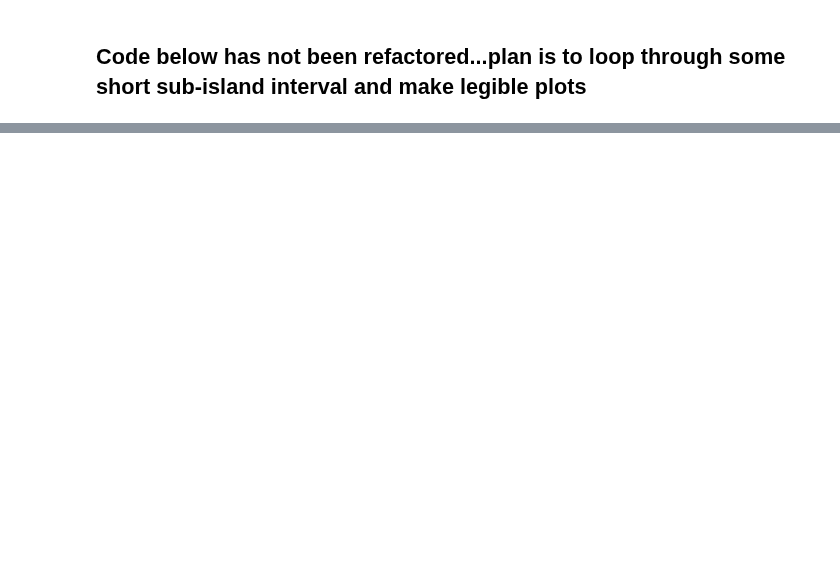
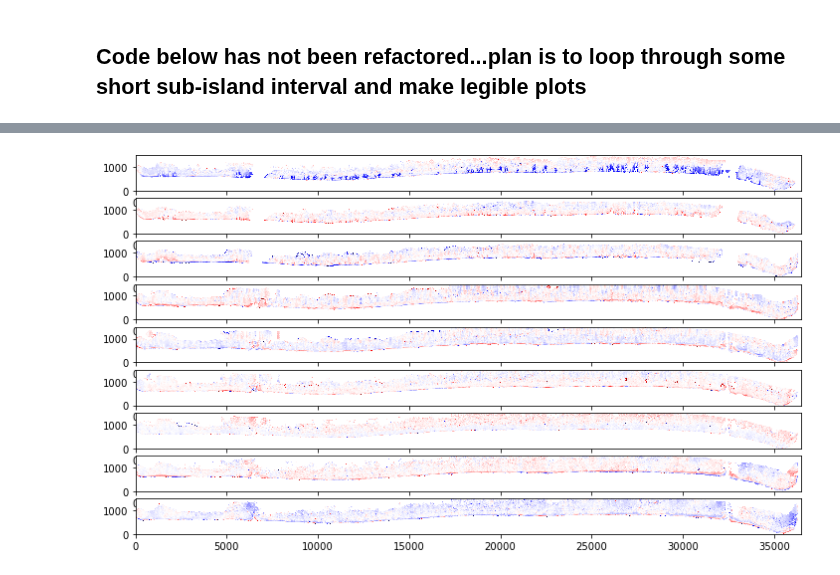
Before and after one commit to csherwood-usgs/CoreBx, a Jupyter notebook: Process_CoreBx_map_view_refac.ipynb, the cells around one changed output, grey strips where cells are left out. Saved outputs shown, nothing was run; the diff lists cells and outputs as text; code cells hidden in the pictures; blank space fills up the shorter version.

```diff
--- a/Process_CoreBx_map_view_refac.ipynb
+++ b/Process_CoreBx_map_view_refac.ipynb
@@ -542,10 +162,0 @@ plt.savefig(fig_name,bbox_inches='tight', format='png', dpi = 200)
-# %%
-# average elevation (alongshore)
-melev = vp / width_platform
-print('Shape of alongshore mean elevation: ',np.shape(melev))
-# average elevation difference
-melev_diff = np.diff(melev,1,0)
-print('Shape of elevation difference: ',np.shape(melev_diff))
-for i in range(nmaps-1):
-    sstat=stat_summary(melev_diff[i,:],iprint=False)
-    print('d50: ',sstat['d50'],'mean',sstat['mean'])
@@ -1445 +182,8 @@ plt.savefig('velocity_sed_transport_island.png',bbox_inches='tight', format='png
+# %%
+fig, ax = plt.subplots(9,1,figsize=(12,7))
+for i in range(0,9):
+    ax[i].pcolormesh(diffmap[i,:,:],cmap='seismic',vmin=-4,vmax=4)
+plt.savefig('island_all_diffs.png',bbox_inches='tight', format='png',dpi=200)
+# %% [output]
+[figure, added]
 # %%
```
Also changed, not shown: parts of 76 cells of this notebook, 2 other files.
